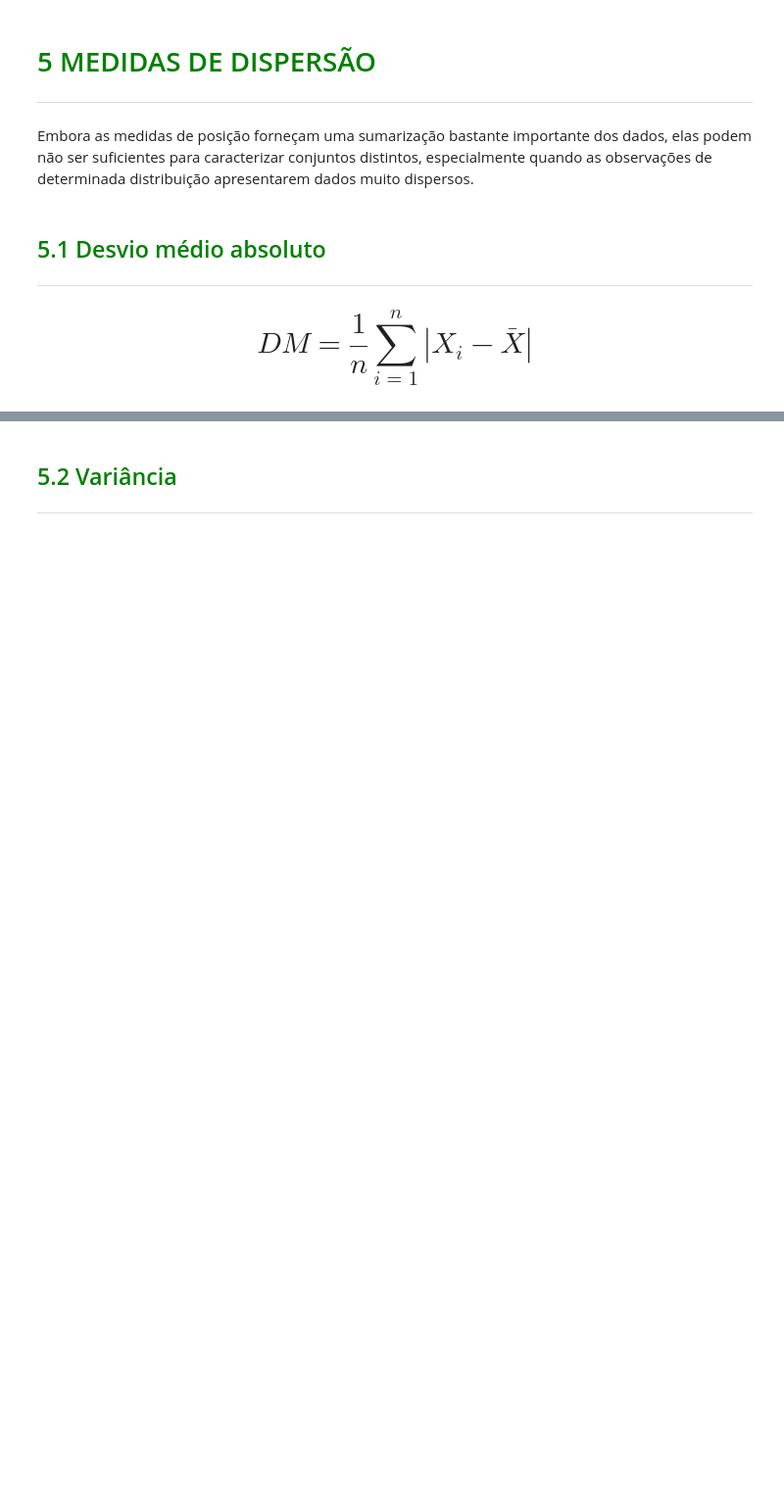
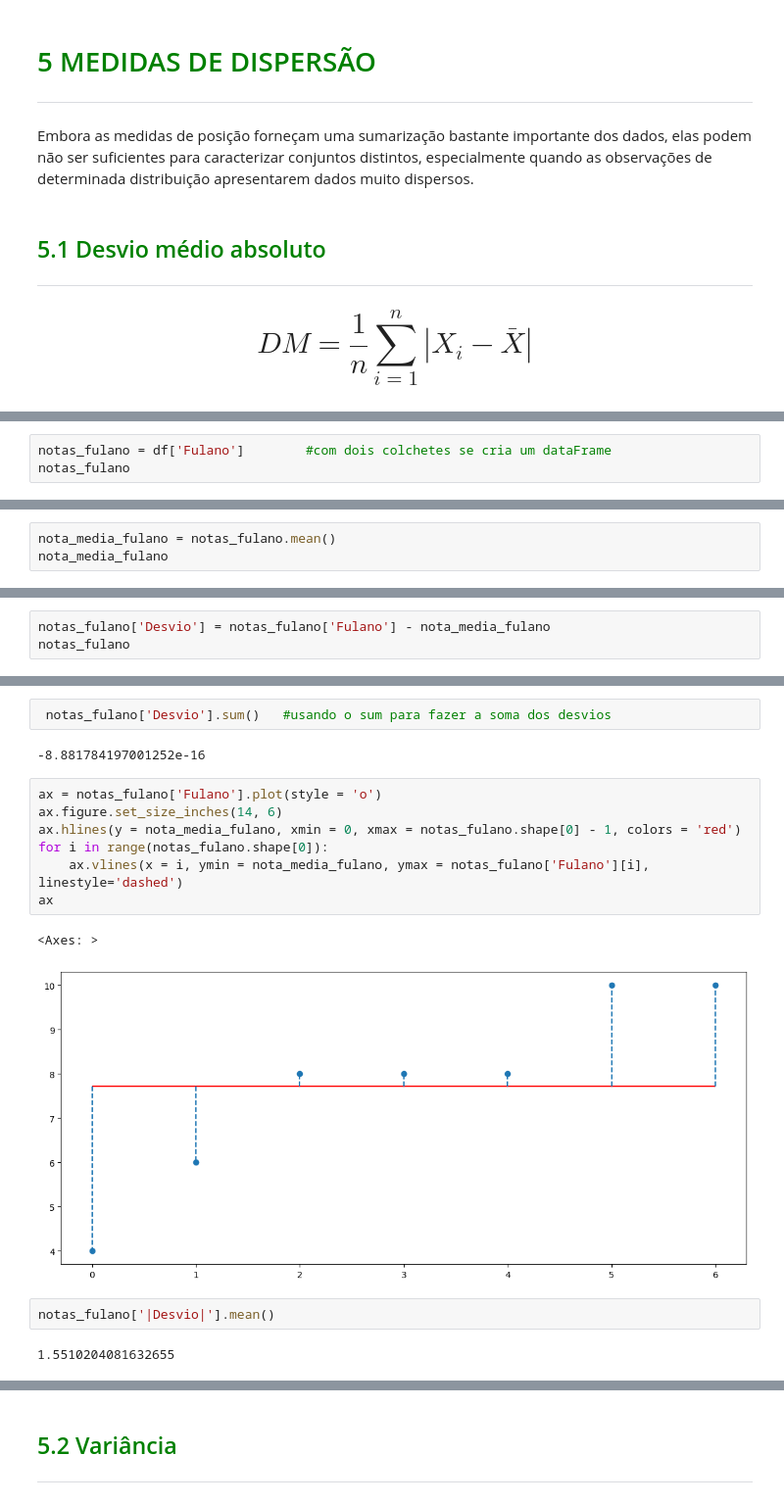
Before and after one commit to euninha1/estatistica_py, a Jupyter notebook: Estatistica_Python_(2).ipynb, the cells around one changed output, grey strips where cells are left out. Shown at 98% size. Saved outputs shown, nothing was run; the diff lists cells and outputs as text; blank space fills up the shorter version.

Commit message:
Desvio médio absoluto

```diff
--- a/Estatistica_Python (2).ipynb
+++ b/Estatistica_Python_(2).ipynb
@@ -1165,0 +1175,3 @@ Embora as medidas de posição forneçam uma sumarização bastante importante d
+# %%
+notas_fulano = df['Fulano']        #com dois colchetes se cria um dataFrame
+notas_fulano
@@ -1165,0 +1187,3 @@ Embora as medidas de posição forneçam uma sumarização bastante importante d
+# %%
+nota_media_fulano = notas_fulano.mean()
+nota_media_fulano
@@ -1165,0 +1195,3 @@ Embora as medidas de posição forneçam uma sumarização bastante importante d
+# %%
+notas_fulano['Desvio'] = notas_fulano['Fulano'] - nota_media_fulano
+notas_fulano
@@ -1165,0 +1207,18 @@ Embora as medidas de posição forneçam uma sumarização bastante importante d
+# %%
+ notas_fulano['Desvio'].sum()   #usando o sum para fazer a soma dos desvios
+# %% [output]
+-8.881784197001252e-16
+# %%
+ax = notas_fulano['Fulano'].plot(style = 'o')
+ax.figure.set_size_inches(14, 6)
+ax.hlines(y = nota_media_fulano, xmin = 0, xmax = notas_fulano.shape[0] - 1, colors = 'red')
+for i in range(notas_fulano.shape[0]):
+    ax.vlines(x = i, ymin = nota_media_fulano, ymax = notas_fulano['Fulano'][i], linestyle='dashed')
+ax
+# %% [output]
+<Axes: >
+[figure, added]
+# %%
+notas_fulano['|Desvio|'].mean()
+# %% [output]
+1.5510204081632655
```
Also changed, not shown: parts of 14 cells of this notebook.
